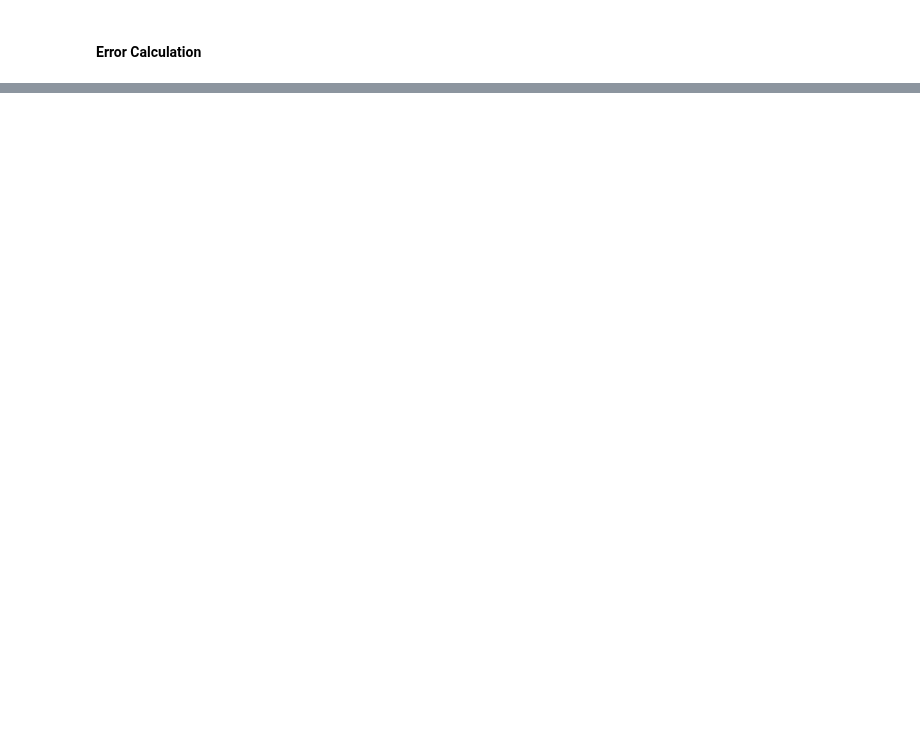
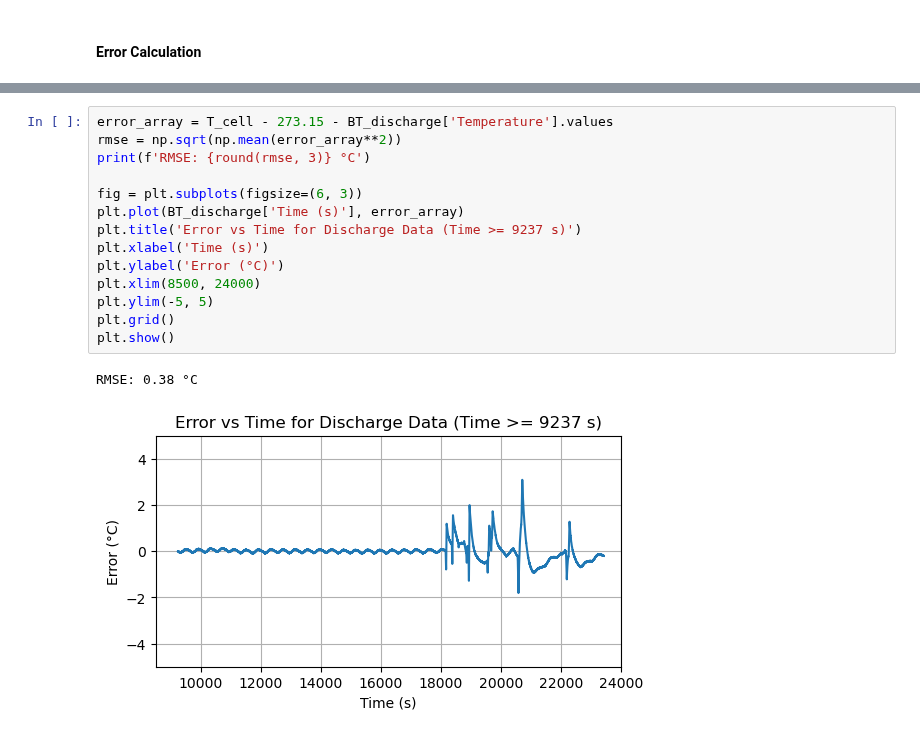
Before and after one commit to ryanlleung/FCTT-Project-3, a Jupyter notebook: part3.ipynb, the cells around one changed output, grey strips where cells are left out. Drawn from its saved outputs; the diff is of its cells as text; blank space fills up the shorter version.

```diff
--- a/part3.ipynb
+++ b/part3.ipynb
@@ -326,0 +340,17 @@ RMSE: 0.03 V
+# %%
+error_array = T_cell - 273.15 - BT_discharge['Temperature'].values
+rmse = np.sqrt(np.mean(error_array**2))
+print(f'RMSE: {round(rmse, 3)} °C')
+
+fig = plt.subplots(figsize=(6, 3))
+plt.plot(BT_discharge['Time (s)'], error_array)
+plt.title('Error vs Time for Discharge Data (Time >= 9237 s)')
+plt.xlabel('Time (s)')
+plt.ylabel('Error (°C)')
+plt.xlim(8500, 24000)
+plt.ylim(-5, 5)
+plt.grid()
+plt.show()
+# %% [output]
+RMSE: 0.38 °C
+[figure, added]
```
Also changed, not shown: parts of 10 cells of this notebook.
